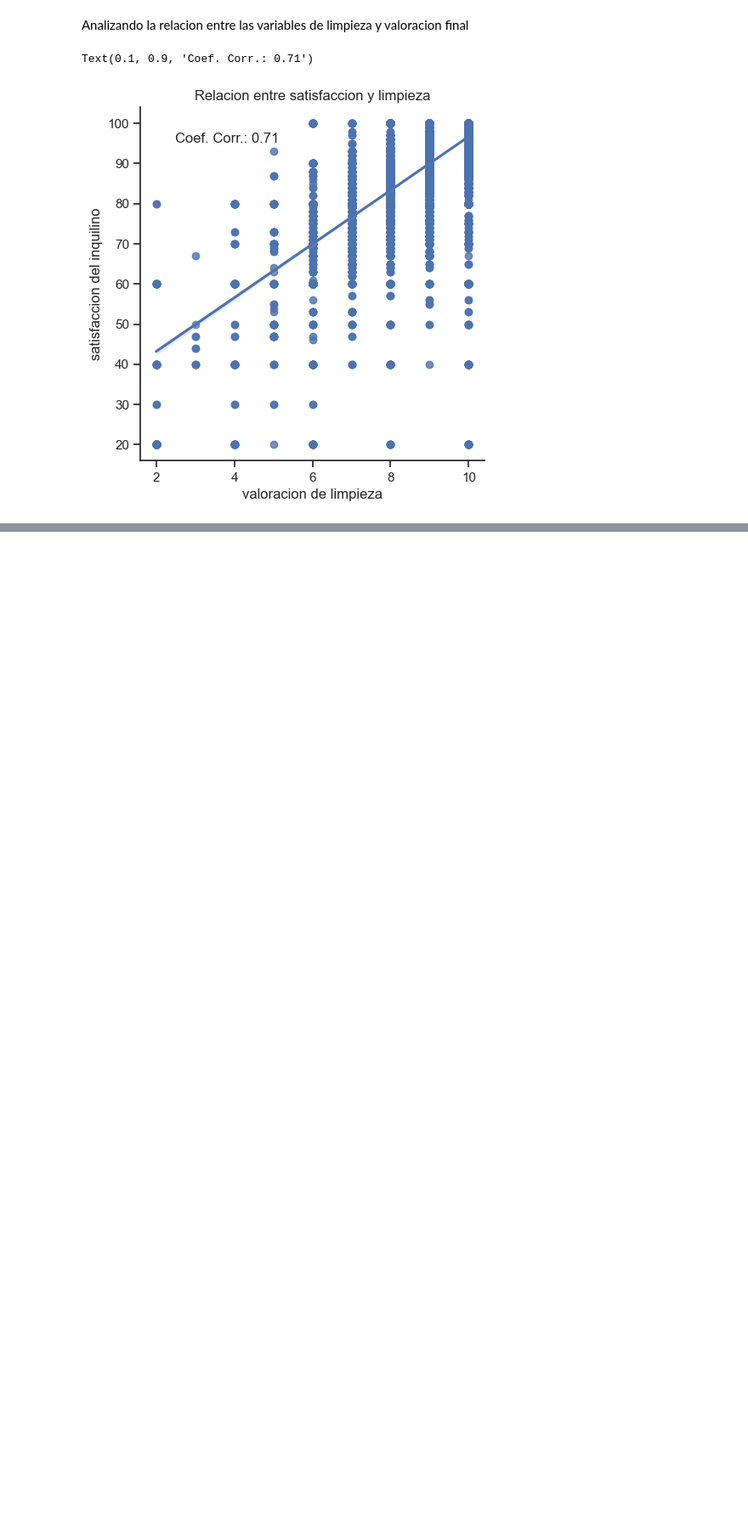
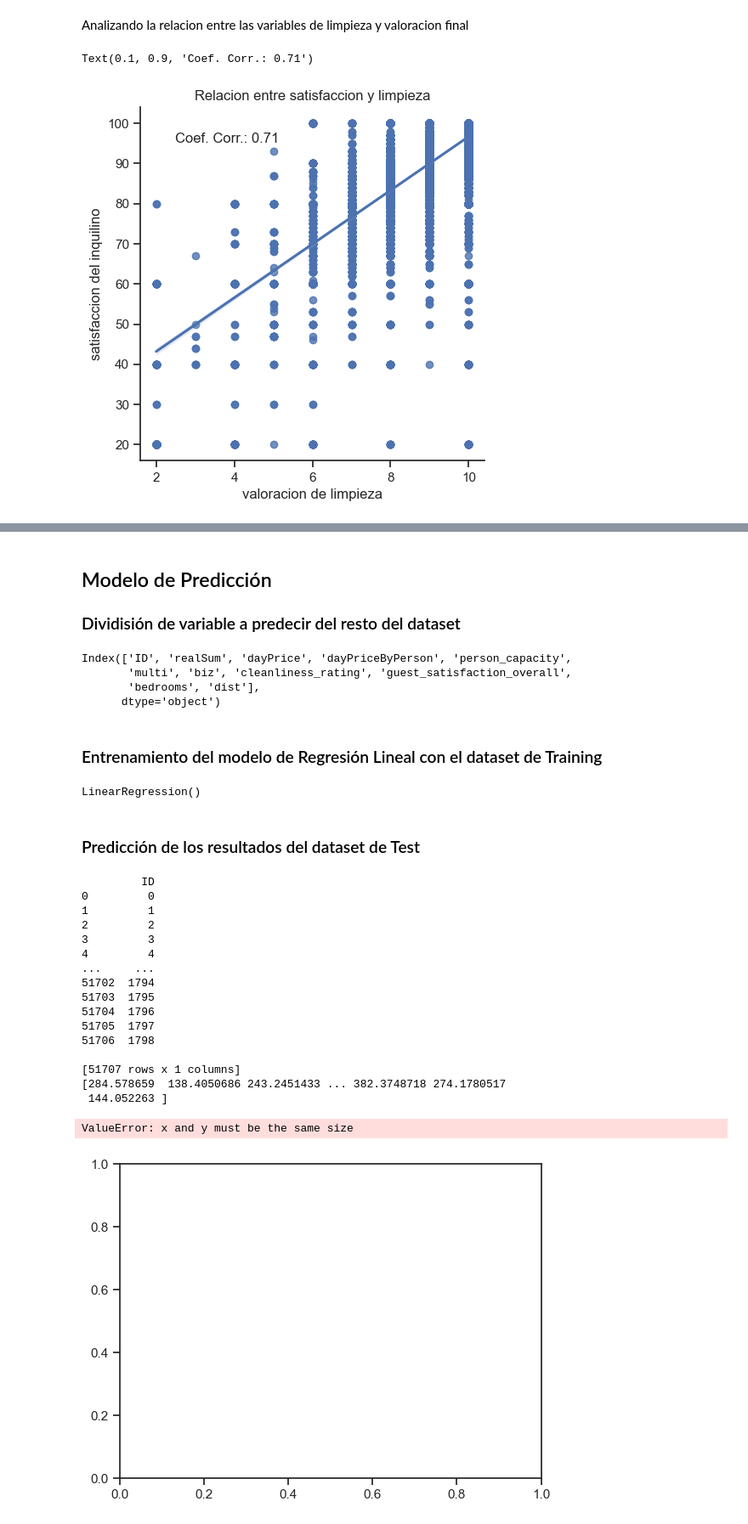
Before and after one commit to Leo12Casale/AnalisisDatos-Accidentes, a Jupyter notebook: Graficos.ipynb, the cells around one changed output, grey strips where cells are left out. Shown at 85% size. Drawn from its saved outputs; the diff is of its cells as text; code cells hidden in the pictures; blank space fills up the shorter version.

Commit message:
Avances código modelo de predicción

```diff
--- a/Graficos.ipynb
+++ b/Graficos.ipynb
@@ -158,0 +163,59 @@ This will become an error in seaborn v0.14.0; please update your code.
+# %% [markdown]
+## Modelo de Predicción
+### Dividisión de variable a predecir del resto del dataset
+# %%
+columnas_numericas = df.select_dtypes(include=[float, int]).columns
+# Crea el nuevo dataframe con las columnas numéricas
+X = df[columnas_numericas].copy()
+print(X.columns)
+
+y = df.iloc[:, 1].values #columna realSum
+X_train, X_test, y_train, y_test = train_test_split(X, y, test_size=0.2, random_state=42)
+# %% [output]
+Index(['ID', 'realSum', 'dayPrice', 'dayPriceByPerson', 'person_capacity',
+       'multi', 'biz', 'cleanliness_rating', 'guest_satisfaction_overall',
+       'bedrooms', 'dist'],
+      dtype='object')
+# %% [markdown]
+###  Entrenamiento del modelo de Regresión Lineal con el dataset de Training
+# %%
+model = LinearRegression()
+model.fit(X_train, y_train)
+# %% [output]
+LinearRegression()
+# %% [markdown]
+### Predicción de los resultados del dataset de Test
+# %%
+y_pred = model.predict(X_test)
+y_pred
+
+#Recorrer todas las columnas numéricas para probar la regresión lineal
+for var in columnas_numericas:
+    x = X_train[[var]]
+    print(x)
+    print(y_train)
+    plt.scatter(x, y_train, color = 'red')
+    plt.plot(x, model.predict(x), color = 'blue')
+    plt.title('Salary vs Experience (Training set)')
+    plt.xlabel('Years of Experience')
+    plt.ylabel('Salary')
+    plt.show()
+# %% [output]
+         ID
+0         0
+1         1
+2         2
+3         3
+4         4
+...     ...
+51702  1794
+51703  1795
+51704  1796
+51705  1797
+51706  1798
+
+[51707 rows x 1 columns]
+[284.578659  138.4050686 243.2451433 ... 382.3748718 274.1780517
+ 144.052263 ]
+ValueError: x and y must be the same size
+[figure, added]
```
Also changed, not shown: parts of 2 cells of this notebook.
